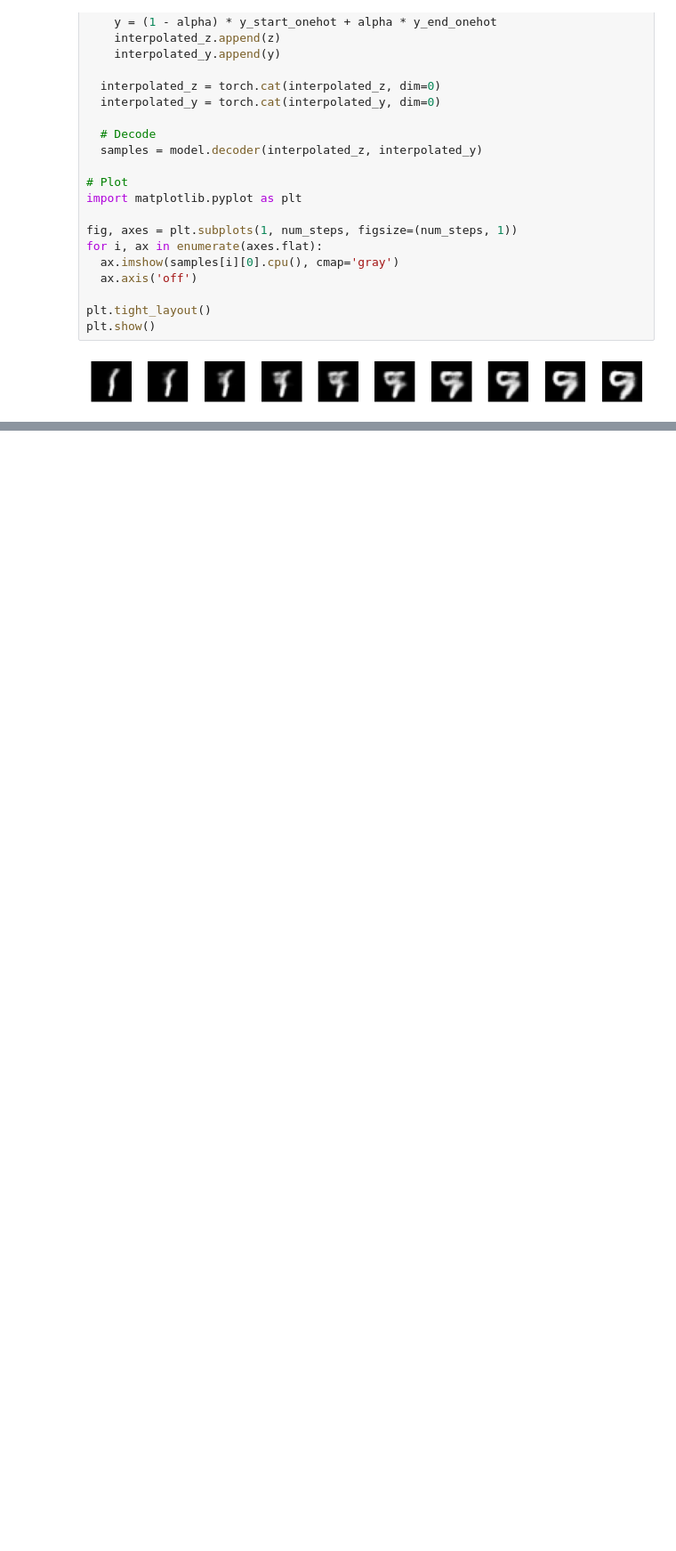
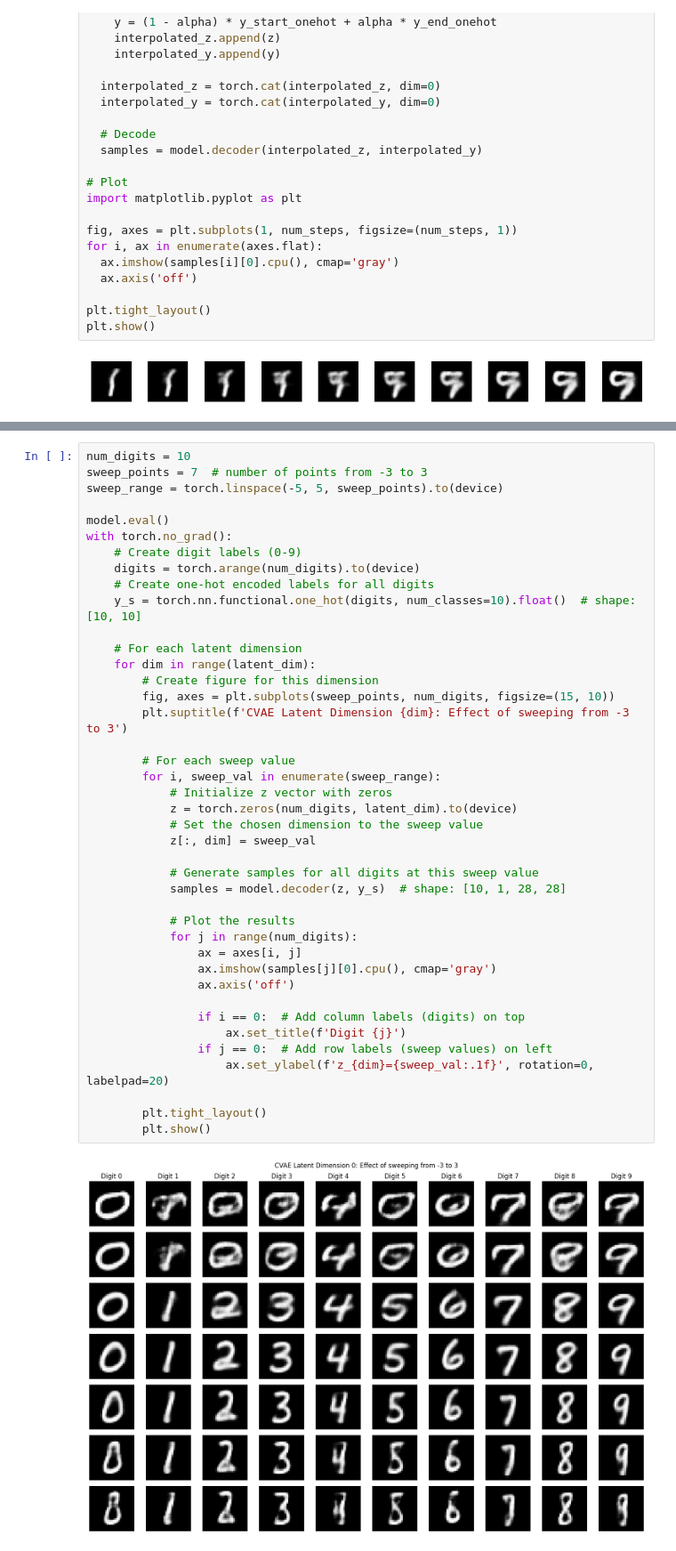
Before and after one commit to honicky/mnist-vae, a Jupyter notebook: mnist_cvae.ipynb, the cells around one changed output, grey strips where cells are left out. Shown at 89% size. Drawn from its saved outputs; the diff is of its cells as text; blank space fills up the shorter version.

```diff
--- a/mnist_cvae.ipynb
+++ b/mnist_cvae.ipynb
@@ -232,0 +309,43 @@ plt.show()
+# %%
+num_digits = 10
+sweep_points = 7  # number of points from -3 to 3
+sweep_range = torch.linspace(-5, 5, sweep_points).to(device)
+
+model.eval()
+with torch.no_grad():
+    # Create digit labels (0-9)
+    digits = torch.arange(num_digits).to(device)
+    # Create one-hot encoded labels for all digits
+    y_s = torch.nn.functional.one_hot(digits, num_classes=10).float()  # shape: [10, 10]
+
+    # For each latent dimension
+    for dim in range(latent_dim):
+        # Create figure for this dimension
+        fig, axes = plt.subplots(sweep_points, num_digits, figsize=(15, 10))
+        plt.suptitle(f'CVAE Latent Dimension {dim}: Effect of sweeping from -3 to 3')
+
+        # For each sweep value
+        for i, sweep_val in enumerate(sweep_range):
+            # Initialize z vector with zeros
+            z = torch.zeros(num_digits, latent_dim).to(device)
+            # Set the chosen dimension to the sweep value
+            z[:, dim] = sweep_val
+
+            # Generate samples for all digits at this sweep value
+            samples = model.decoder(z, y_s)  # shape: [10, 1, 28, 28]
+
+            # Plot the results
+            for j in range(num_digits):
+                ax = axes[i, j]
+                ax.imshow(samples[j][0].cpu(), cmap='gray')
+                ax.axis('off')
+
+                if i == 0:  # Add column labels (digits) on top
+                    ax.set_title(f'Digit {j}')
+                if j == 0:  # Add row labels (sweep values) on left
+                    ax.set_ylabel(f'z_{dim}={sweep_val:.1f}', rotation=0, labelpad=20)
+
+        plt.tight_layout()
+        plt.show()
+# %% [output]
+[figure, added]
```
Also changed, not shown: parts of 13 cells of this notebook.
